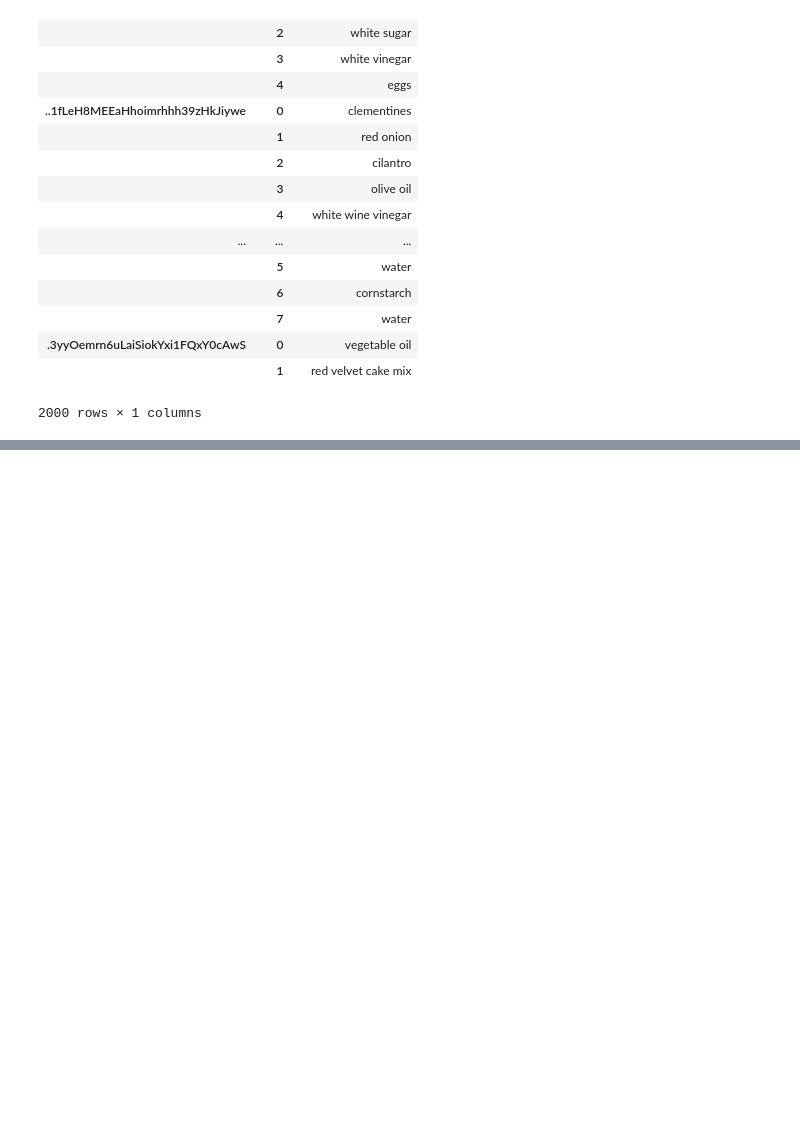
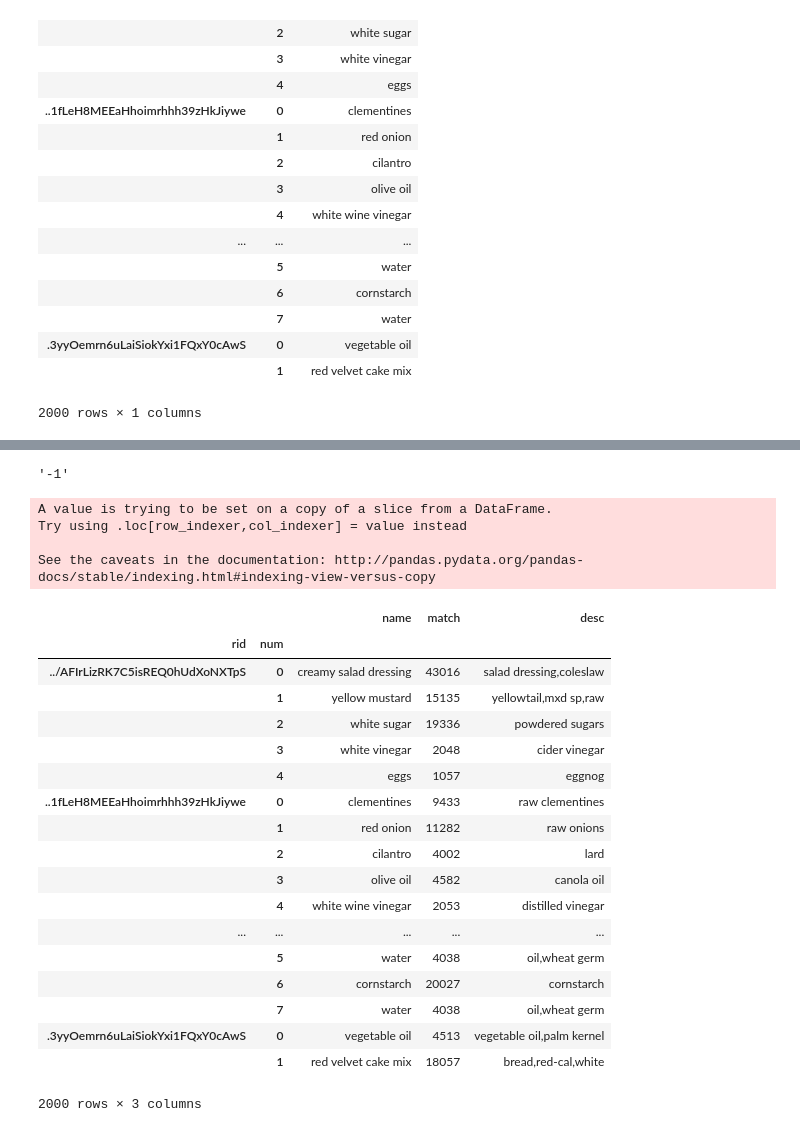
Before and after one commit to aliceedeng/SmartFridge, a Jupyter notebook: data_processing/join_review.ipynb, the cells around one changed output, grey strips where cells are left out. Saved outputs shown, nothing was run; the diff lists cells and outputs as text; code cells hidden in the pictures; blank space fills up the shorter version.

```diff
--- a/data_processing/join_review.ipynb
+++ b/data_processing/join_review.ipynb
@@ -403,0 +526,33 @@ See the caveats in the documentation: http://pandas.pydata.org/pandas-docs/stabl
+# %%
+my_matches
+ing_id_map['NOMATCH']
+# %% [output]
+'-1'
+# %%
+# ratio
+my_matches = matches_fuzzy(subset_names['name'], ti2['desc'], mapper=ing_id_map, comp=fuzz.ratio) # comp is one of ratio, partial_ratio, token_set_ratio\
+join_ingredients(subset_names, my_matches, ti2)
+# %% [output]
+A value is trying to be set on a copy of a slice from a DataFrame.
+Try using .loc[row_indexer,col_indexer] = value instead
+
+See the caveats in the documentation: http://pandas.pydata.org/pandas-docs/stable/indexing.html#indexing-view-versus-copy
+|  |  | name | match | desc |
+| rid | num |  |  |  |
+| ../AFIrLizRK7C5isREQ0hUdXoNXTpS | 0 | creamy salad dressing | 43016 | salad dressing,coleslaw |
+|  | 1 | yellow mustard | 15135 | yellowtail,mxd sp,raw |
+|  | 2 | white sugar | 19336 | powdered sugars |
+|  | 3 | white vinegar | 2048 | cider vinegar |
+|  | 4 | eggs | 1057 | eggnog |
+| ..1fLeH8MEEaHhoimrhhh39zHkJiywe | 0 | clementines | 9433 | raw clementines |
+|  | 1 | red onion | 11282 | raw onions |
+|  | 2 | cilantro | 4002 | lard |
+|  | 3 | olive oil | 4582 | canola oil |
+|  | 4 | white wine vinegar | 2053 | distilled vinegar |
+| ... | ... | ... | ... | ... |
+|  | 5 | water | 4038 | oil,wheat germ |
+|  | 6 | cornstarch | 20027 | cornstarch |
+|  | 7 | water | 4038 | oil,wheat germ |
+| .3yyOemrn6uLaiSiokYxi1FQxY0cAwS | 0 | vegetable oil | 4513 | vegetable oil,palm kernel |
+|  | 1 | red velvet cake mix | 18057 | bread,red-cal,white |
+2000 rows × 3 columns
```
Also changed, not shown: parts of 20 cells of this notebook, 1 other file.
